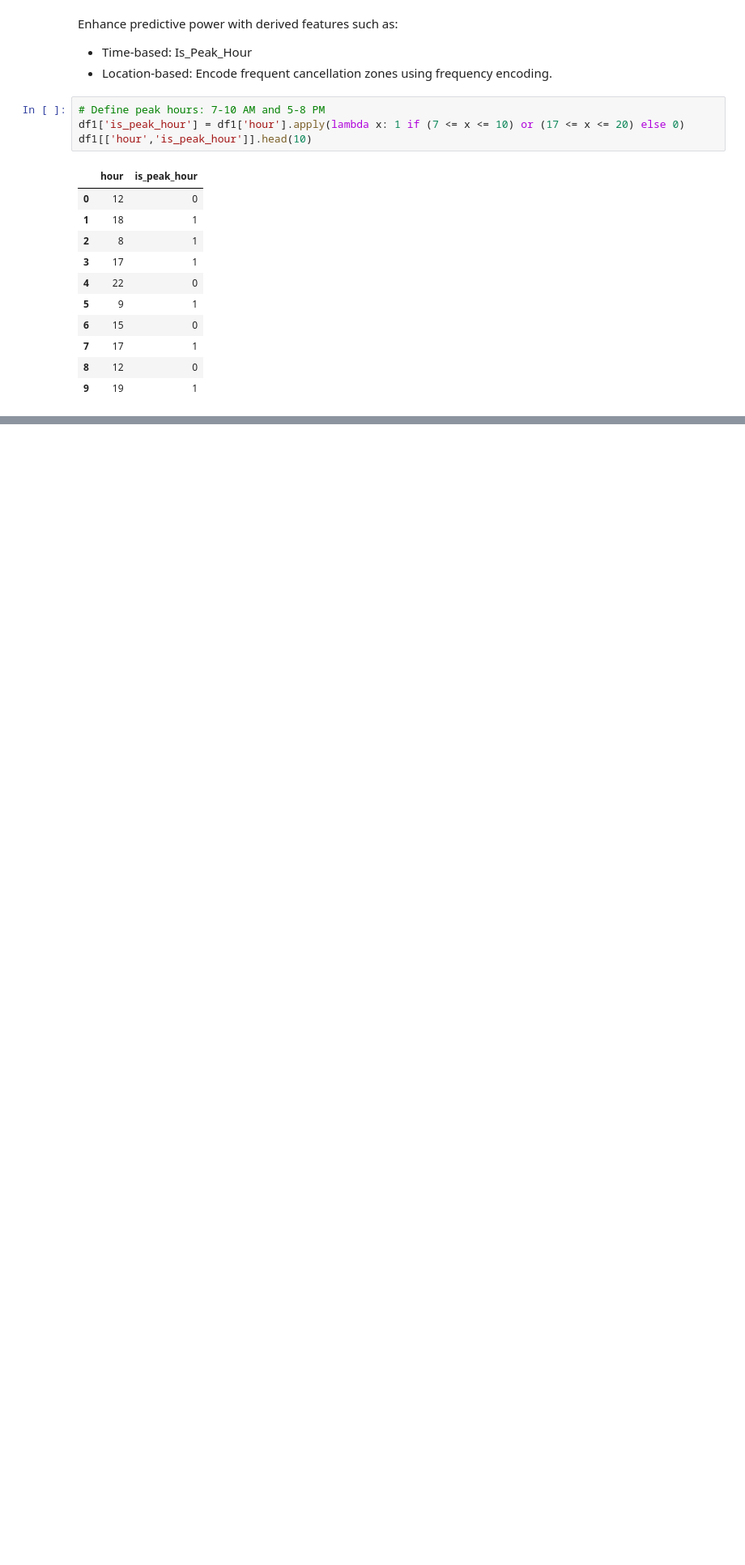
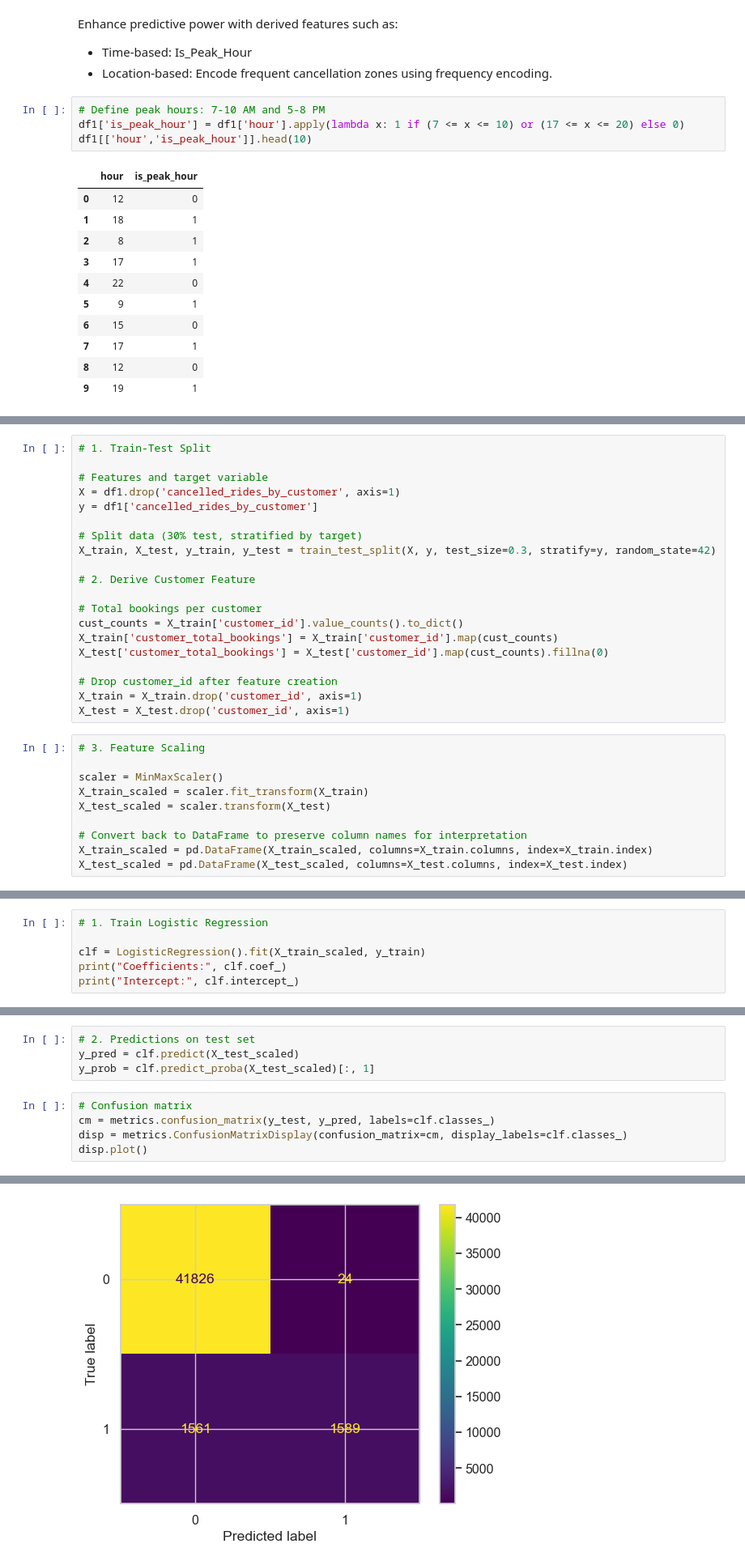
Before and after one commit to traha-89/Portafoglio, a Jupyter notebook: Uber Ride Cancellation Prediction/uber_ride_cancel_pred.ipynb, the cells around one changed output, grey strips where cells are left out. Shown at 81% size. Saved outputs shown, nothing was run; the diff lists cells and outputs as text; blank space fills up the shorter version.

```diff
--- a/Uber Ride Cancellation Prediction/uber_ride_cancel_pred.ipynb
+++ b/Uber Ride Cancellation Prediction/uber_ride_cancel_pred.ipynb
@@ -673,0 +694,30 @@ df1.head()
+# %%
+# 1. Train-Test Split
+
+# Features and target variable
+X = df1.drop('cancelled_rides_by_customer', axis=1)
+y = df1['cancelled_rides_by_customer']
+
+# Split data (30% test, stratified by target)
+X_train, X_test, y_train, y_test = train_test_split(X, y, test_size=0.3, stratify=y, random_state=42)
+
+# 2. Derive Customer Feature
+
+# Total bookings per customer
+cust_counts = X_train['customer_id'].value_counts().to_dict()
+X_train['customer_total_bookings'] = X_train['customer_id'].map(cust_counts)
+X_test['customer_total_bookings'] = X_test['customer_id'].map(cust_counts).fillna(0)
+
+# Drop customer_id after feature creation
+X_train = X_train.drop('customer_id', axis=1)
+X_test = X_test.drop('customer_id', axis=1)
+# %%
+# 3. Feature Scaling
+
+scaler = MinMaxScaler()
+X_train_scaled = scaler.fit_transform(X_train)
+X_test_scaled = scaler.transform(X_test)
+
+# Convert back to DataFrame to preserve column names for interpretation
+X_train_scaled = pd.DataFrame(X_train_scaled, columns=X_train.columns, index=X_train.index)
+X_test_scaled = pd.DataFrame(X_test_scaled, columns=X_test.columns, index=X_test.index)
@@ -673,0 +735,6 @@ df1.head()
+# %%
+# 1. Train Logistic Regression
+
+clf = LogisticRegression().fit(X_train_scaled, y_train)
+print("Coefficients:", clf.coef_)
+print("Intercept:", clf.intercept_)
@@ -673,0 +761,10 @@ df1.head()
+# %%
+# 2. Predictions on test set
+y_pred = clf.predict(X_test_scaled)
+y_prob = clf.predict_proba(X_test_scaled)[:, 1]
+# %%
+# Confusion matrix
+cm = metrics.confusion_matrix(y_test, y_pred, labels=clf.classes_)
+disp = metrics.ConfusionMatrixDisplay(confusion_matrix=cm, display_labels=clf.classes_)
+disp.plot()
+# %% [output]
@@ -673,0 +772 @@ df1.head()
+[figure, added]
```
Also changed, not shown: parts of 48 cells of this notebook.
